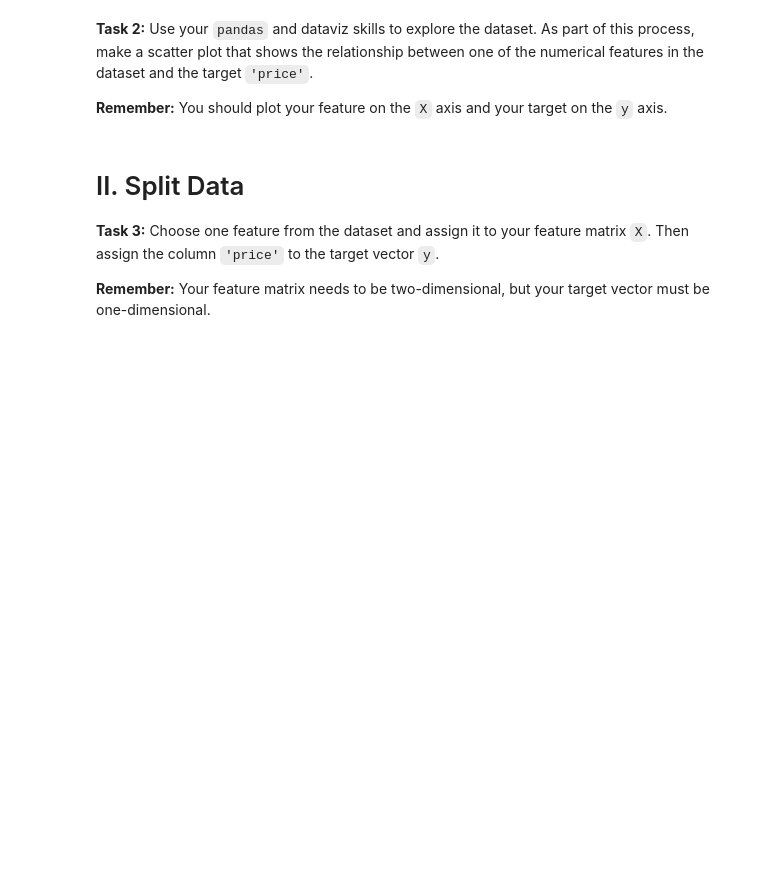
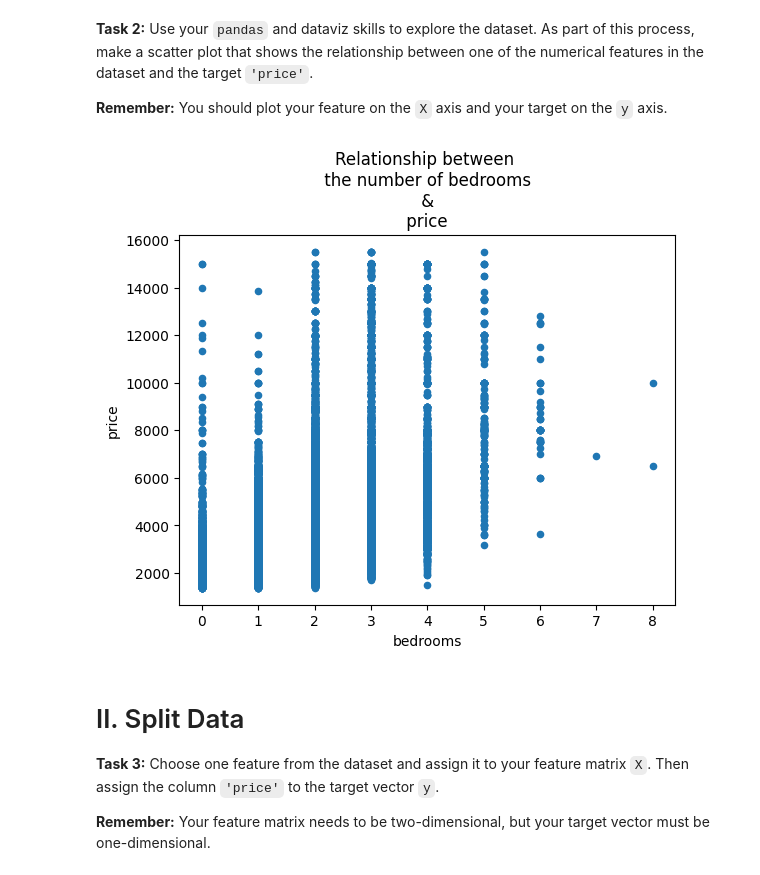
Before and after one commit to sikoh/DS-Linear-Models, a Jupyter notebook: Linear-Regression-1/DS_Regression_1_Homework.ipynb, the cells around one changed output. Cells and saved outputs as stored; diff of their text form; code cells hidden in the pictures; blank space fills up the shorter version.

```diff
--- a/Linear-Regression-1/DS_Regression_1_Homework.ipynb
+++ b/Linear-Regression-1/DS_Regression_1_Homework.ipynb
@@ -55,3 +58,6 @@ def wrangle(filepath):
 filepath = 'https://raw.githubusercontent.com/bloominstituteoftechnology/DS-Unit-2-Linear-Models/master/data/apartments/renthop-nyc.csv'
 # %% [markdown]
 **Task 1:** Use the above `wrangle` function to import the `renthop-nyc.csv` file into a DataFrame named `df`.
+# %%
+df = wrangle(filepath)
+df.head()
@@ -58,2 +72,2 @@ filepath = 'https://raw.githubusercontent.com/bloominstituteoftechnology/DS-Unit
 # %%
-df = ...
+df.columns
@@ -61,6 +147,11 @@ df = ...
 **Task 2:** Use your `pandas` and dataviz skills to explore the dataset. As part of this process, make a scatter plot that shows the relationship between one of the numerical features in the dataset and the target `'price'`.
 
 **Remember:** You should plot your feature on the `X` axis and your target on the `y` axis.
+# %%
+df.plot(kind='scatter', x='bedrooms', y='price');
+plt.title('Relationship between \n the number of bedrooms \n & \n price ');
+# %% [output]
+[figure, added]
 # %% [markdown]
 #  II. Split Data
 
```
Also changed, not shown: parts of 22 cells of this notebook.
